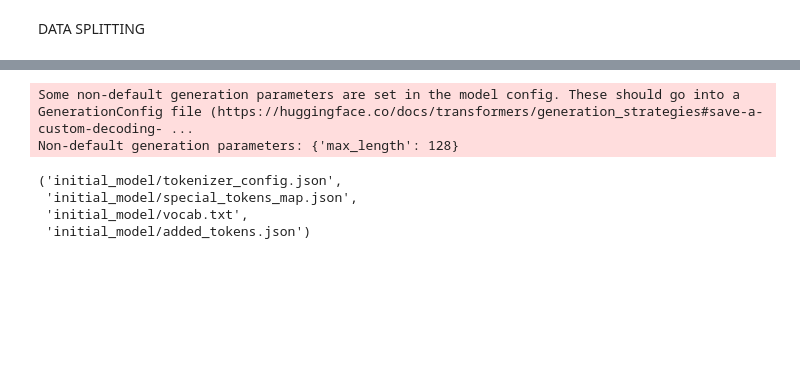
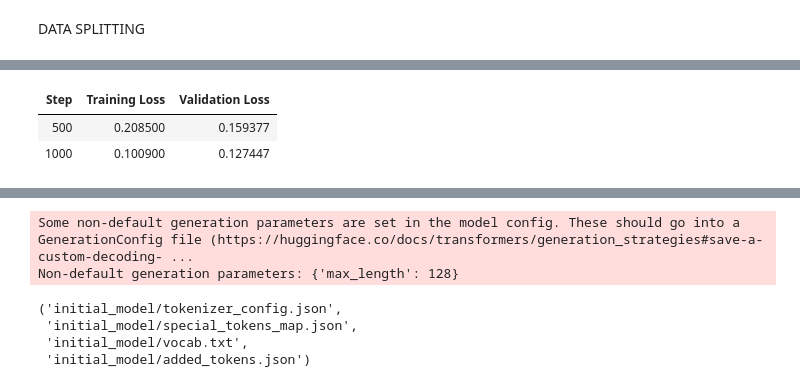
Before and after one commit to MikaelL09/Basic-Sentiment-Analysis, a Jupyter notebook: model_colab.ipynb, the cells around one changed output, grey strips where cells are left out. Cells and saved outputs as stored; diff of their text form; code cells hidden in the pictures; blank space fills up the shorter version.

```diff
--- a/model_colab.ipynb
+++ b/model_colab.ipynb
@@ -319,4 +309,6 @@ Unique Labels in Test Data: {0, 1, 2, 3}
 # %%
-train_encodings = tokenizer(train_texts, truncation=True, padding=True, return_tensors='pt')
-val_encodings = tokenizer(val_texts, truncation=True, padding=True, return_tensors='pt')
-test_encodings = tokenizer(test_texts, truncation=True, padding=True, return_tensors='pt')
+max_length = 128
+
+train_encodings = tokenizer(train_texts, truncation=True, padding=True, max_length=max_length, return_tensors='pt')
+val_encodings = tokenizer(val_texts, truncation=True, padding=True, max_length=max_length, return_tensors='pt')
+test_encodings = tokenizer(test_texts, truncation=True, padding=True, max_length=max_length, return_tensors='pt')
@@ -473,10 +314,0 @@ training_args = TrainingArguments(
-# %%
-trainer = Trainer(
-    # the pre-trained model that will be fine-tuned
-    model=model,
-     # training arguments that we defined above
-    args=training_args,
-    train_dataset=train_dataloader,
-    eval_dataset=val_dataloader,
-    compute_metrics= compute_metrics
-)
@@ -555,0 +315,71 @@ predict(text)
+# %%
+class DataLoader(torch.utils.data.Dataset):
+
+    def __init__(self, encodings, labels):
+
+        self.encodings = encodings
+        self.labels = labels
+
+    def __getitem__(self, idx):
+
+        # Retrieve tokenized data for the given index
+        item = {key: torch.tensor(val[idx]) for key, val in self.encodings.items()}
+        # Add the label for the given index to the item dictionary
+        item['labels'] = torch.tensor(self.labels[idx])
+        return item
+
+    def __len__(self):
+
+        return len(self.labels)
+
+train_dataloader = DataLoader(train_encodings, train_labels)
+val_dataloader = DataLoader(val_encodings, val_labels)
+test_dataset = DataLoader(test_encodings, test_labels)
+
+# Define the hyperparameter grid for tuning
+hyperparameter_grid = {
+    'learning_rate': [2e-5, 1e-5],
+    'num_train_epochs': [3, 4],
+    'per_device_train_batch_size': [16, 32]
+}
+
+# Define the search space using ParameterGrid
+param_grid = list(ParameterGrid(hyperparameter_grid))
+
+
+# Define training arguments and other configurations
+training_args = TrainingArguments(
+    output_dir="./output",
+    evaluation_strategy="steps",
+    eval_steps=500,
+    save_steps=500,
+    logging_steps=240,
+)
+
+# Hyperparameter tuning loop
+for params in param_grid:
+    print(f"Training with hyperparameters: {params}")
+
+    # Update training arguments with hyperparameters
+    training_args.learning_rate = params['learning_rate']
+    training_args.num_train_epochs = params['num_train_epochs']
+    training_args.per_device_train_batch_size = params['per_device_train_batch_size']
+
+    # Create a Trainer instance with the updated TrainingArguments
+    trainer = Trainer(
+        model=model,
+        args=training_args,
+        tokenizer=tokenizer,
+        train_dataset=train_dataloader,
+        eval_dataset=val_dataloader
+    )
+
+    # Train the model
+    trainer.train()
+
+    # Evaluate the model on the validation set or using cross-validation
+    results = trainer.evaluate()
+
+    # Log or store the results for later analysis
+    print(f"Results: {results}")
+# %% [output]
@@ -555,0 +388,3 @@ predict(text)
+| Step | Training Loss | Validation Loss |
+| 500 | 0.208500 | 0.159377 |
+| 1000 | 0.100900 | 0.127447 |
```
Also changed, not shown: parts of 35 cells of this notebook, 2 other files.
